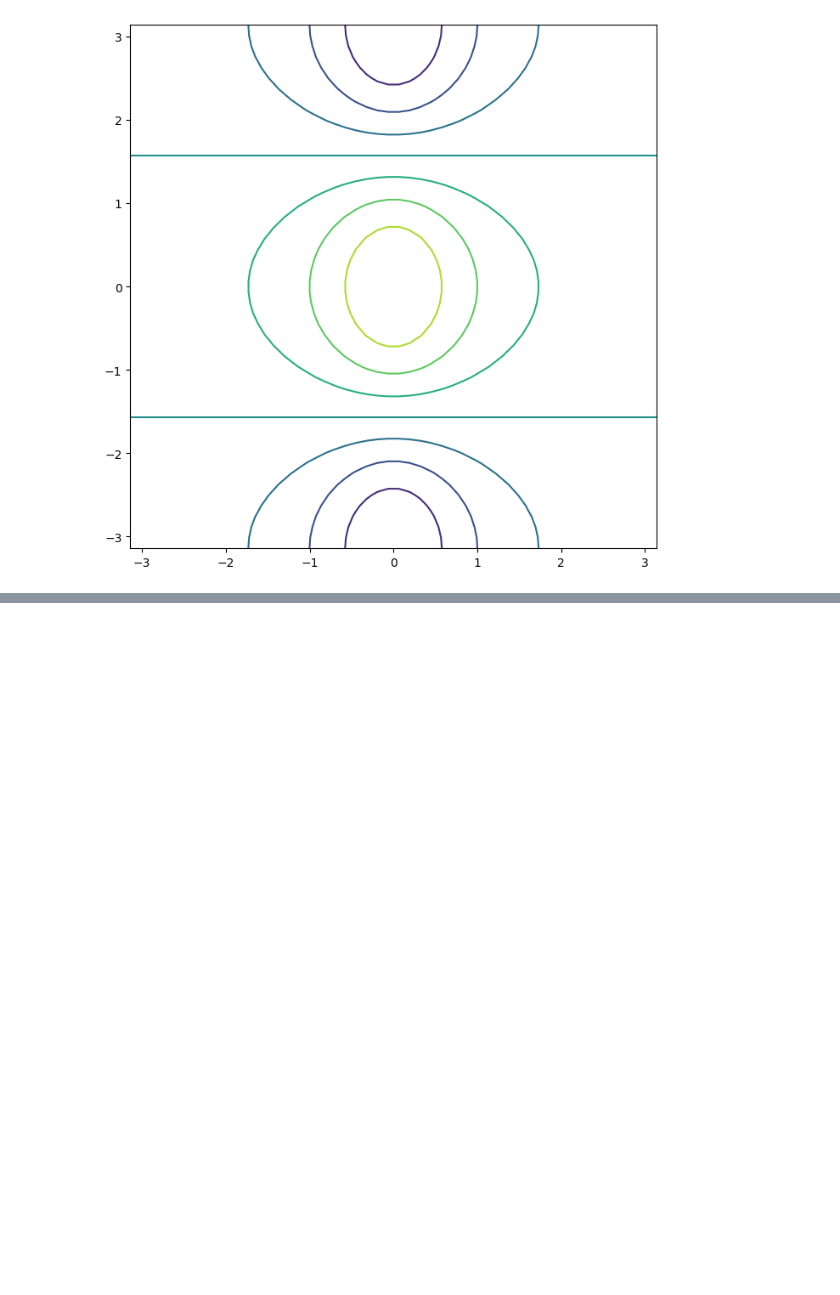
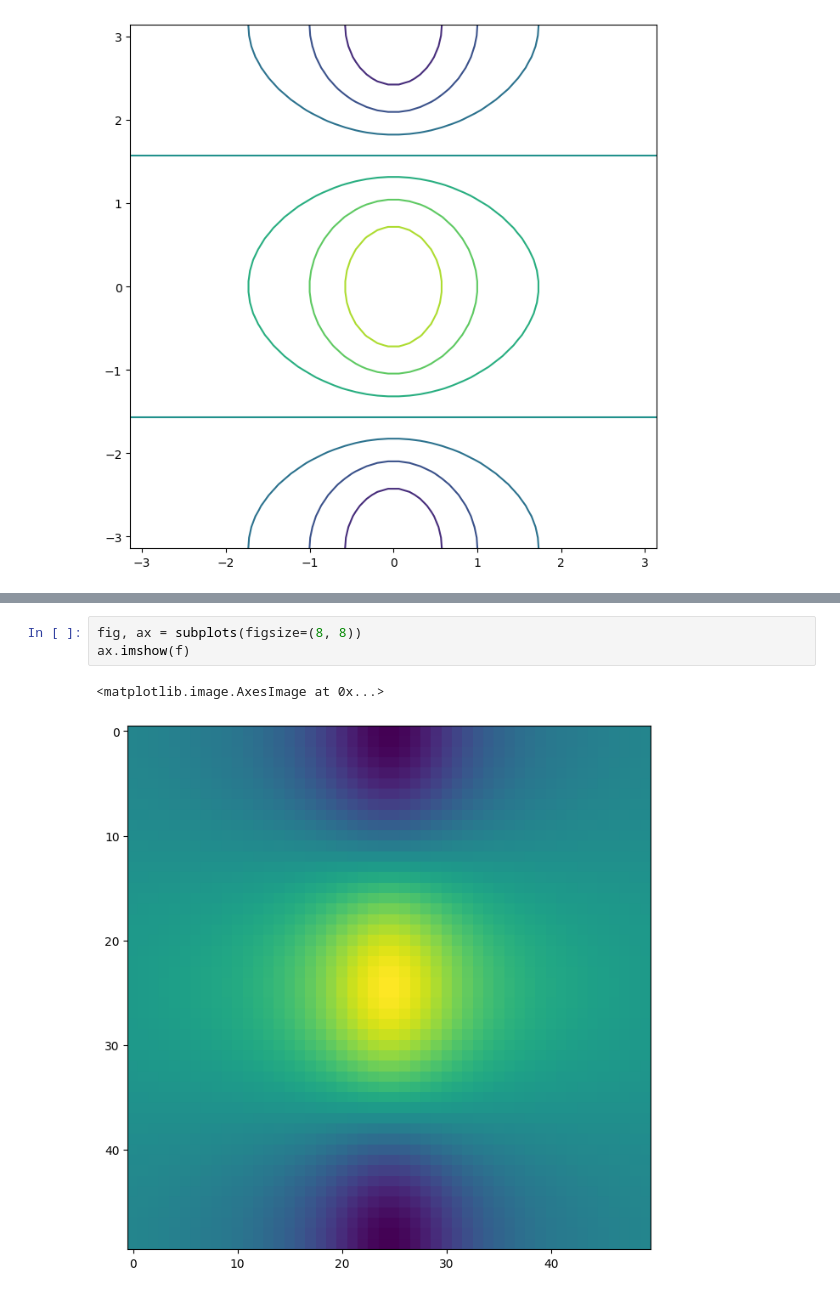
Before and after one commit to antounes/ISLP, a Jupyter notebook: 2.3 - Lab: Introduction to Python.ipynb, the cells around one changed output, grey strips where cells are left out. Drawn from its saved outputs; the diff is of its cells as text; blank space fills up the shorter version.

```diff
--- a/2.3 - Lab: Introduction to Python.ipynb
+++ b/2.3 - Lab: Introduction to Python.ipynb
@@ -318,0 +323,6 @@ ax.contour(x, y, f);
+# %%
+fig, ax = subplots(figsize=(8, 8))
+ax.imshow(f)
+# %% [output]
+<matplotlib.image.AxesImage at 0x...>
+[figure, added]
```
Also changed, not shown: parts of 5 cells of this notebook, 1 other file.
